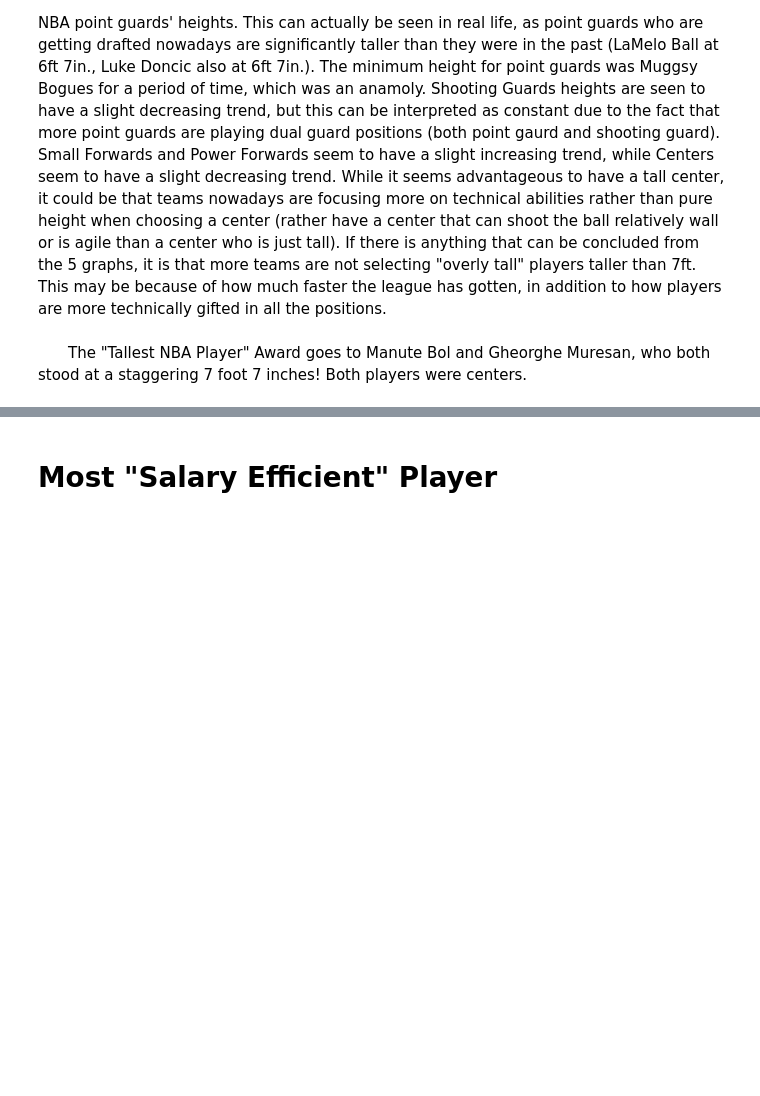
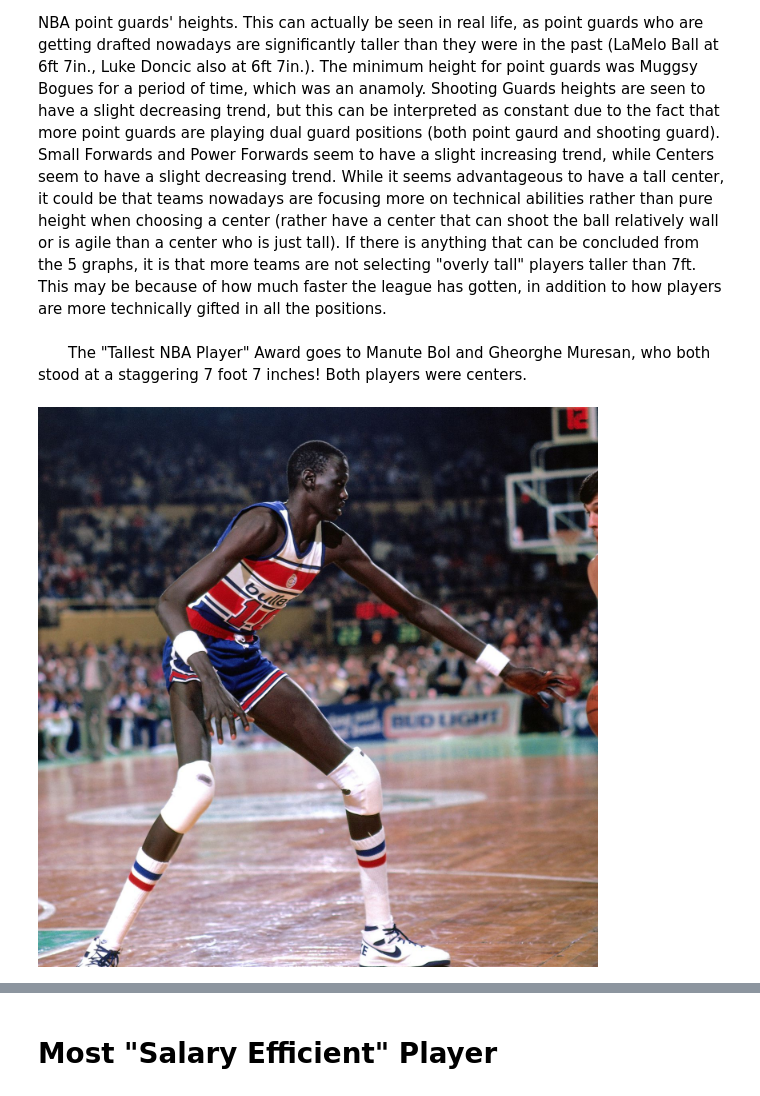
Before and after one commit to acook4148/CMSC320FinalProject, a Jupyter notebook: Kos_Copy.ipynb, the cells around one changed output, grey strips where cells are left out. Cells and saved outputs as stored; diff of their text form; code cells hidden in the pictures; blank space fills up the shorter version.

```diff
--- a/Kos_Copy.ipynb
+++ b/Kos_Copy.ipynb
@@ -747,3 +749,7 @@ Smallest C: Chuck Hayes at 6ft 6in. <br> <br>
 &emsp;&emsp;A note for the tallest players in each position, it may not be the answer most people expect. Giannis was registered as a guard from 2013-2017, so although he is currently a forward, he was still technically the tallest pointguard from 1984-2017. <br><br>
 &emsp;&emsp;Starting with the point guard heights, there seems to be a general upwards trend of NBA point guards' heights. This can actually be seen in real life, as point guards who are getting drafted nowadays are significantly taller than they were in the past (LaMelo Ball at 6ft 7in., Luke Doncic also at 6ft 7in.). The minimum height for point guards was Muggsy Bogues for a period of time, which was an anamoly. Shooting Guards heights are seen to have a slight decreasing trend, but this can be interpreted as constant due to the fact that more point guards are playing dual guard positions (both point gaurd and shooting guard). Small Forwards and Power Forwards seem to have a slight increasing trend, while Centers seem to have a slight decreasing trend. While it seems advantageous to have a tall center, it could be that teams nowadays are focusing more on technical abilities rather than pure height when choosing a center (rather have a center that can shoot the ball relatively wall or is agile than a center who is just tall). If there is anything that can be concluded from the 5 graphs, it is that more teams are not selecting "overly tall" players taller than 7ft. This may be because of how much faster the league has gotten, in addition to how players are more technically gifted in all the positions. <br><br>
 &emsp;&emsp;The "Tallest NBA Player" Award goes to Manute Bol and Gheorghe Muresan, who both stood at a staggering 7 foot 7 inches! Both players were centers.
+# %%
+Image('Manute Bol.jpg')
+# %% [output]
+[figure, added]
```
Also changed, not shown: parts of 19 cells of this notebook.
